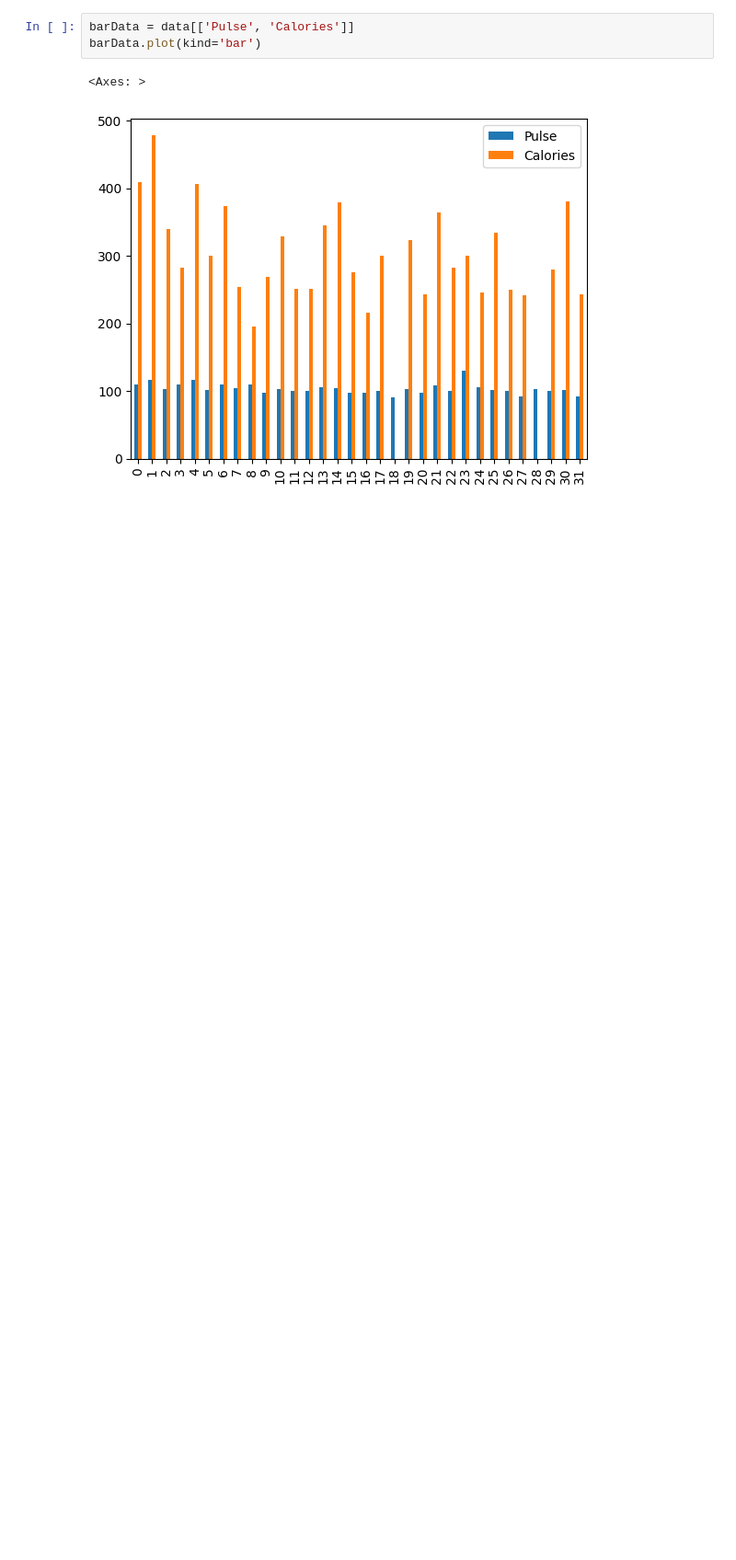
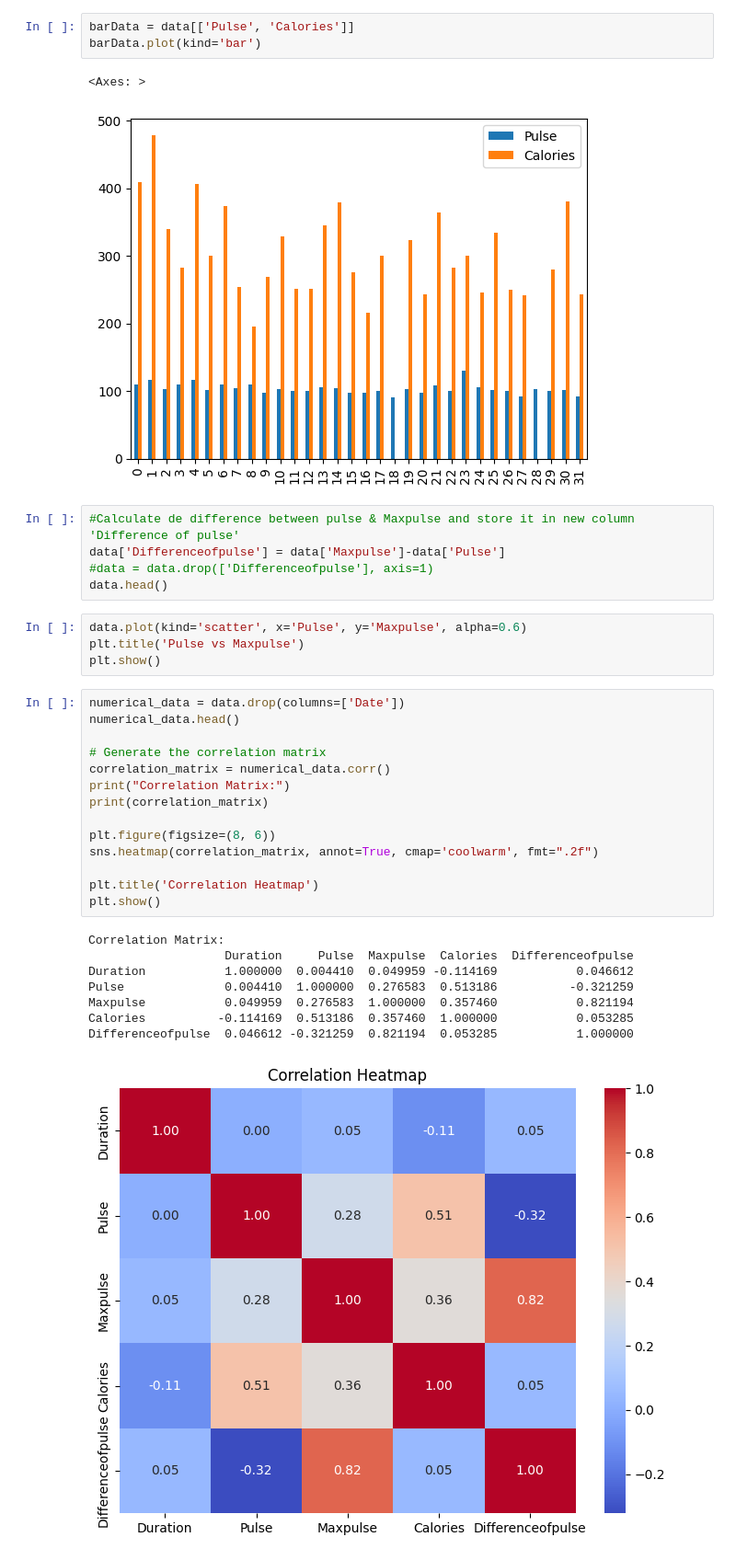
Before and after one commit to Leo2411534/test, a Jupyter notebook: eda.ipynb, the cells around one changed output. Shown at 92% size. Cells and saved outputs as stored; diff of their text form; blank space fills up the shorter version.

```diff
--- a/eda.ipynb
+++ b/eda.ipynb
@@ -130,3 +132,35 @@ barData.plot(kind='bar')
 # %% [output]
 <Axes: >
 [figure]
+# %%
+#Calculate de difference between pulse & Maxpulse and store it in new column 'Difference of pulse'
+data['Differenceofpulse'] = data['Maxpulse']-data['Pulse']
+#data = data.drop(['Differenceofpulse'], axis=1)
+data.head()
+# %%
+data.plot(kind='scatter', x='Pulse', y='Maxpulse', alpha=0.6)
+plt.title('Pulse vs Maxpulse')
+plt.show()
+# %%
+numerical_data = data.drop(columns=['Date'])
+numerical_data.head()
+
+# Generate the correlation matrix
+correlation_matrix = numerical_data.corr()
+print("Correlation Matrix:")
+print(correlation_matrix)
+
+plt.figure(figsize=(8, 6))
+sns.heatmap(correlation_matrix, annot=True, cmap='coolwarm', fmt=".2f")
+
+plt.title('Correlation Heatmap')
+plt.show()
+# %% [output]
+Correlation Matrix:
+                   Duration     Pulse  Maxpulse  Calories  Differenceofpulse
+Duration           1.000000  0.004410  0.049959 -0.114169           0.046612
+Pulse              0.004410  1.000000  0.276583  0.513186          -0.321259
+Maxpulse           0.049959  0.276583  1.000000  0.357460           0.821194
+Calories          -0.114169  0.513186  0.357460  1.000000           0.053285
+Differenceofpulse  0.046612 -0.321259  0.821194  0.053285           1.000000
+[figure, added]
```
Also changed, not shown: parts of 2 cells of this notebook.
